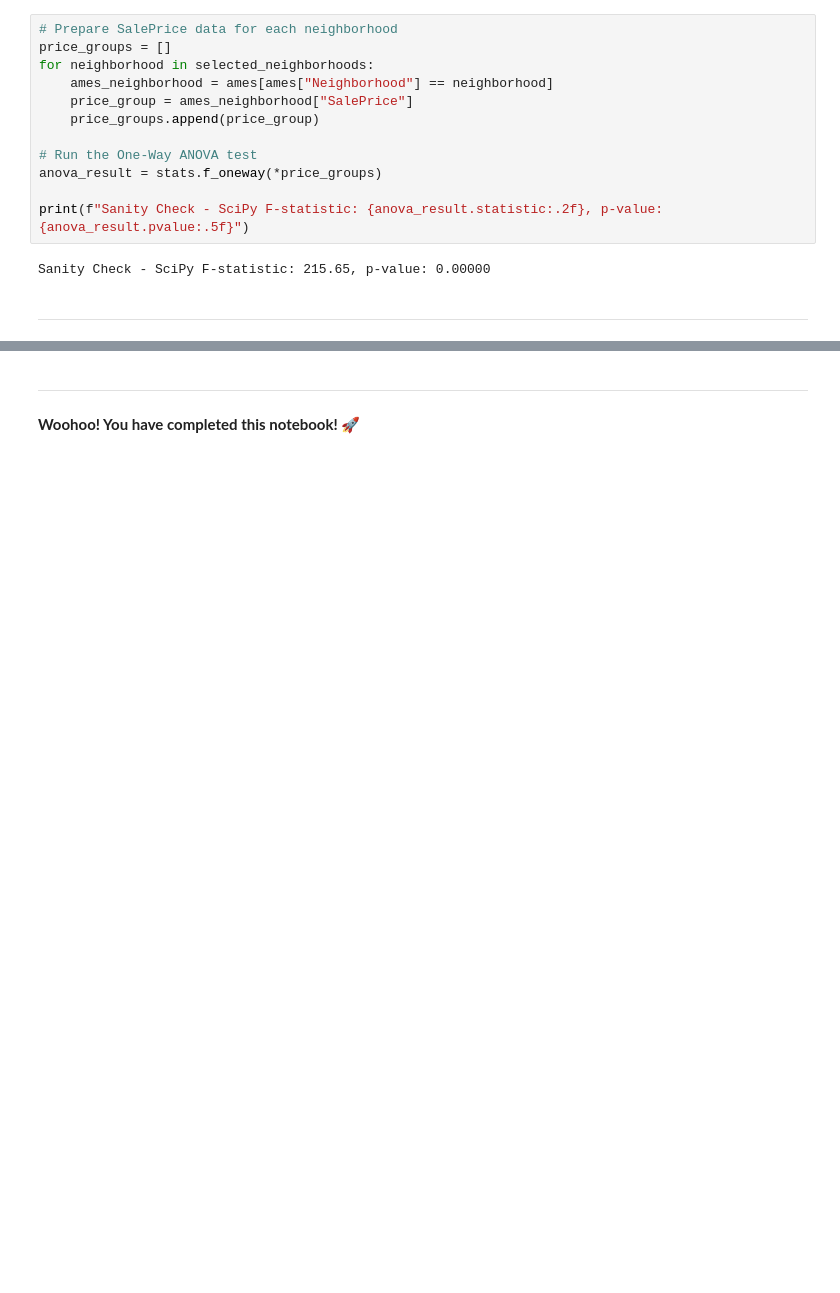
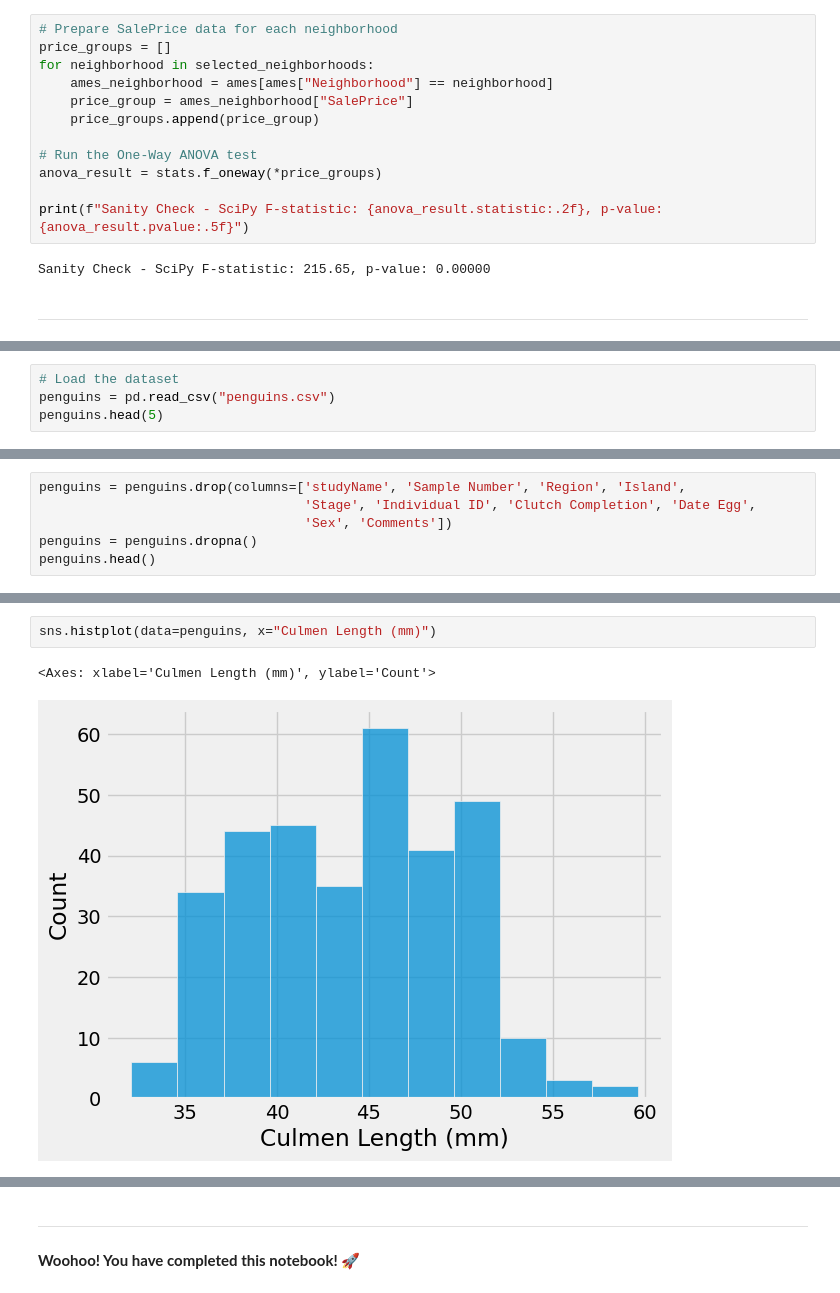
Before and after one commit to ds-modules/ecc-statistics, a Jupyter notebook: anova/anova.ipynb, the cells around one changed output, grey strips where cells are left out. Cells and saved outputs as stored; diff of their text form; blank space fills up the shorter version.

Commit message:
[edit] clean repo; [add] penguins sandbox

```diff
--- a/anova/anova.ipynb
+++ b/anova/anova.ipynb
@@ -347,0 +348,4 @@ Sanity Check - SciPy F-statistic: 215.65, p-value: 0.00000
+# %%
+# Load the dataset
+penguins = pd.read_csv("penguins.csv")
+penguins.head(5)
@@ -347,0 +359,6 @@ Sanity Check - SciPy F-statistic: 215.65, p-value: 0.00000
+# %%
+penguins = penguins.drop(columns=['studyName', 'Sample Number', 'Region', 'Island',
+                                  'Stage', 'Individual ID', 'Clutch Completion', 'Date Egg',
+                                  'Sex', 'Comments'])
+penguins = penguins.dropna()
+penguins.head()
@@ -347,0 +372,5 @@ Sanity Check - SciPy F-statistic: 215.65, p-value: 0.00000
+# %%
+sns.histplot(data=penguins, x="Culmen Length (mm)")
+# %% [output]
+<Axes: xlabel='Culmen Length (mm)', ylabel='Count'>
+[figure, added]
```
Also changed, not shown: parts of 12 cells of this notebook, 5 other files.
